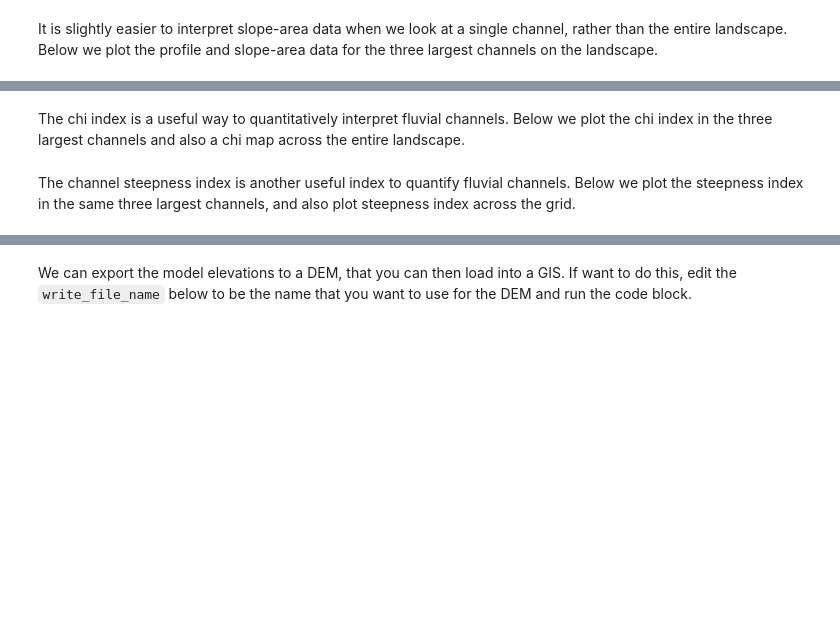
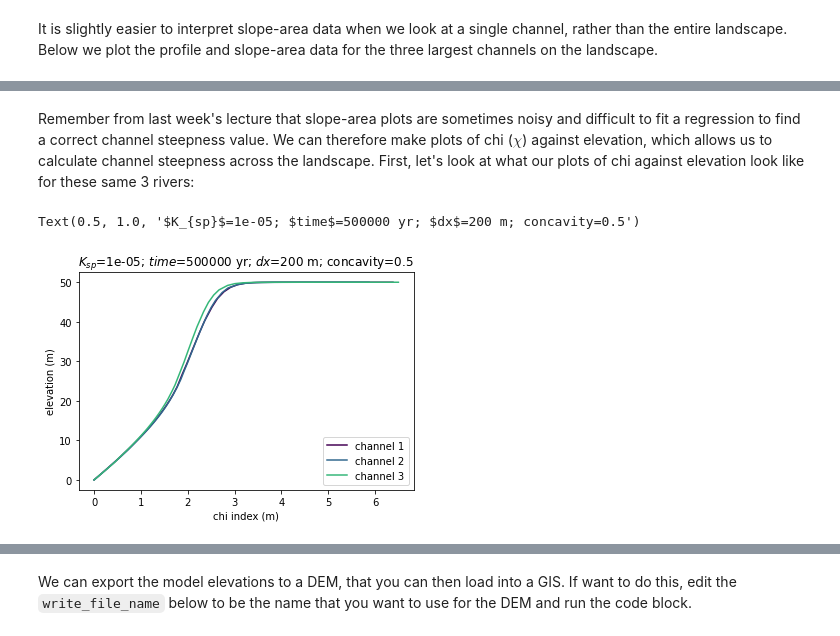
Before and after one commit to fclubb/EarthSurfaceProcesses, a Jupyter notebook: Week4_RiverEvolution/ModellingRiversLandlab.ipynb, the cells around one changed output, grey strips where cells are left out. Saved outputs shown, nothing was run; the diff lists cells and outputs as text; code cells hidden in the pictures; blank space fills up the shorter version.

```diff
--- a/Week4_RiverEvolution/ModellingRiversLandlab.ipynb
+++ b/Week4_RiverEvolution/ModellingRiversLandlab.ipynb
@@ -254,46 +299,35 @@ plt.title(title_text)
-# %% [markdown]
-The chi index is a useful way to quantitatively interpret fluvial channels. Below we plot the chi index in the three largest channels and also a chi map across the entire landscape.
+# %% [markdown]
+Remember from last week's lecture that slope-area plots are sometimes noisy and difficult to fit a regression to find a correct channel steepness value. We can therefore make plots of chi ($\chi$) against elevation, which allows us to calculate channel steepness across the landscape. First, let's look at what our plots of chi against elevation look like for these same 3 rivers:
 # %%
 # Code Block 11
 
 # calculate the chi index
 cf.calculate_chi()
 
 # chi-elevation plots in the profiled channels
 plt.figure(4)
 
 for i, outlet_id in enumerate(prf.data_structure):
     for j, segment_id in enumerate(prf.data_structure[outlet_id]):
         if j == 0:
             label = "channel {i}".format(i=i + 1)
         else:
             label = '_nolegend_'
         segment = prf.data_structure[outlet_id][segment_id]
         profile_ids = segment["ids"]
         color = segment["color"]
         plt.plot(
             mg1.at_node["channel__chi_index"][profile_ids],
             mg1.at_node["topographic__elevation"][profile_ids],
             color=color,
             label=label,
         )
 
 plt.xlabel("chi index (m)")
 plt.ylabel("elevation (m)")
 plt.legend(loc="lower right")
 title_text = f"$K_{{sp}}$={K_sp}; $time$={total_time} yr; $dx$={dxy} m; concavity={theta}"
 plt.title(title_text)
-
-# chi map
-plt.figure(5)
-imshow_grid(
-    mg1,
-    "channel__chi_index",
-    grid_units=("m", "m"),
-    var_name="Chi index (m)",
-    cmap="jet",
-)
-title_text = f"$K_{{sp}}$={K_sp}; $time$={total_time} yr; $dx$={dxy} m; concavity={theta}"
-plt.title(title_text)
+# %% [output]
+Text(0.5, 1.0, '$K_{sp}$=1e-05; $time$=500000 yr; $dx$=200 m; concavity=0.5')
+[figure, added]
-# %% [markdown]
-The channel steepness index is another useful index to quantify fluvial channels. Below we plot the steepness index in the same three largest channels, and also plot steepness index across the grid.
```
Also changed, not shown: parts of 17 cells of this notebook.
